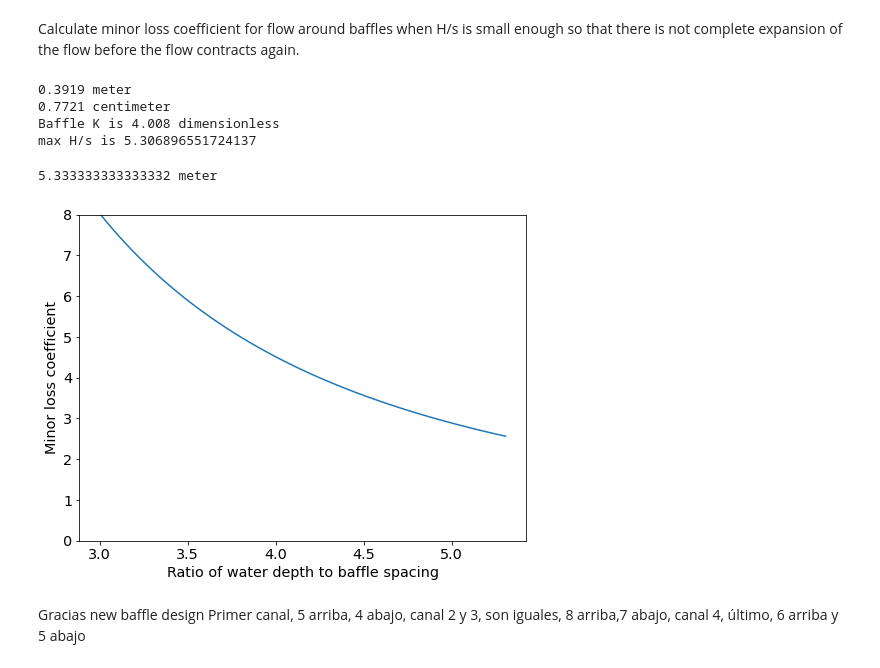
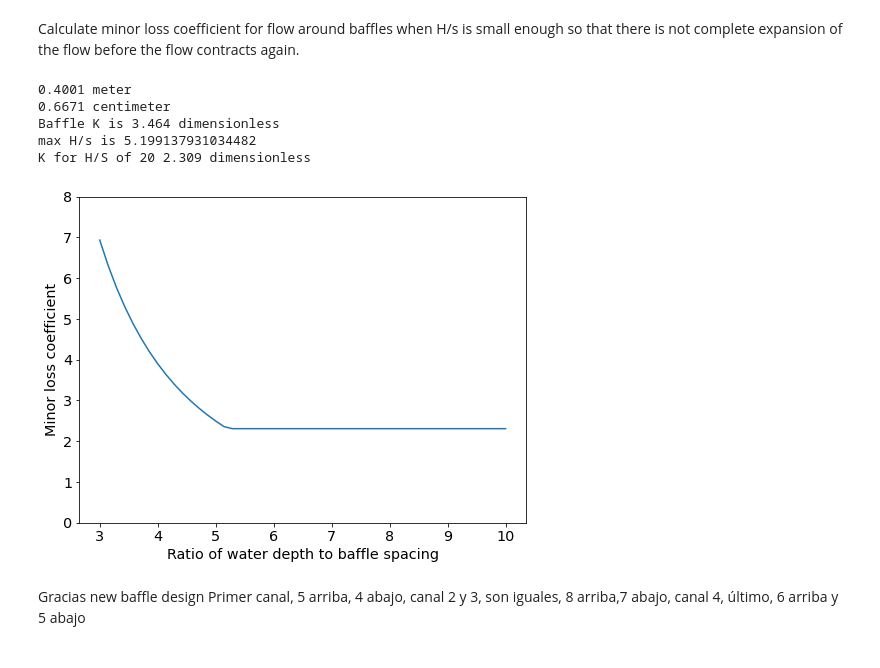
Before and after one commit to AguaClara/SWOT, a Jupyter notebook: Unit_Process_Designs/Flocculator.ipynb, the cells around one changed output. Drawn from its saved outputs; the diff is of its cells as text; code cells hidden in the pictures.

```diff
--- a/Unit_Process_Designs/Flocculator.ipynb
+++ b/Unit_Process_Designs/Flocculator.ipynb
@@ -50,7 +50,7 @@ plt.rcParams.update(params)
 # %% [markdown]
 Calculate minor loss coefficient for flow around baffles when H/s is small enough so that there is not complete expansion of the flow before the flow contracts again.
 # %%
-venacontracta = 0.62
+venacontracta = 0.63
 ratio_plane_jet_width = 0.116
 
 ratio_vc_baffle = venacontracta**2
@@ -58,47 +58,51 @@ height_e = (2.32 - 0.14 - 0.1) * u.m
 w_chan = 0.63 * u.m
 w_e = ratio_plane_jet_width * height_e/(1 - ratio_vc_baffle)
 print(w_e)
 q = 60 * u.L/u.s
 def Baffle_hl(q,height_e,w_chan,ratio_vc_baffle,ratio_plane_jet_width):
   a = (q/w_chan)**2 / (2 * u.gravity)
   b = (1-ratio_vc_baffle)**2
   c = ratio_vc_baffle * ratio_plane_jet_width*height_e
   return (a * ( b / c )**2).to(u.cm)
 
 
 baffle_hl = Baffle_hl(q,height_e,w_chan,ratio_vc_baffle,ratio_plane_jet_width)
 print(baffle_hl)
 baffle_s = 49 * u.cm
-ratio_h_s = height_e/baffle_s
+PiHS = height_e/baffle_s
 
 @ac.list_handler()
-def baffle_k_e(ratio_vc_baffle,ratio_plane_jet_width,ratio_h_s):
+def baffle_k_e(ratio_vc_baffle,ratio_plane_jet_width,PiHS):
   a = (1-ratio_vc_baffle)**2
-  b = ratio_vc_baffle * ratio_plane_jet_width * ratio_h_s
-  return ((a/b)**2).to(u.dimensionless)
+  b = ratio_vc_baffle * ratio_plane_jet_width * PiHS
+  k_unbounded_expansion = ((a/b)**2).to(u.dimensionless)
+  k_min = (1/ratio_vc_baffle - 1)**2
+  return np.maximum(k_unbounded_expansion,k_min)
 
-G_1_baffle_K = baffle_k_e(ratio_vc_baffle,ratio_plane_jet_width,ratio_h_s)
+G_1_baffle_K = baffle_k_e(ratio_vc_baffle,ratio_plane_jet_width,PiHS)
 print('Baffle K is',G_1_baffle_K)
 
 # max value of H/s - point of full expansion
-ratio_h_s_max = (1 - ratio_vc_baffle)/ratio_plane_jet_width
-print('max H/s is',ratio_h_s_max)
+PiHS_max = (1 - ratio_vc_baffle)/ratio_plane_jet_width
+print('max H/s is',PiHS_max)
 
-h_s_graph = np.linspace(3,ratio_h_s_max) * u.dimensionless
+h_s_graph = np.linspace(3,10) * u.dimensionless
 
 plt.plot(h_s_graph,baffle_k_e(ratio_vc_baffle,ratio_plane_jet_width,h_s_graph))
 plt.xlabel('Ratio of water depth to baffle spacing')
 plt.ylabel('Minor loss coefficient')
 plt.ylim(0,8)
 
 height_e/0.39
+
+print("K for H/S of 20",baffle_k_e(ratio_vc_baffle,ratio_plane_jet_width,20*u.dimensionless))
 # %% [output]
-0.3919 meter
-0.7721 centimeter
-Baffle K is 4.008 dimensionless
-max H/s is 5.306896551724137
+0.4001 meter
+0.6671 centimeter
+Baffle K is 3.464 dimensionless
+max H/s is 5.199137931034482
+K for H/S of 20 2.309 dimensionless
-5.333333333333332 meter
-[figure, old version]
+[figure, new version]
 # %% [markdown]
 Gracias new baffle design
 Primer canal, 5 arriba, 4 abajo, canal 2 y 3, son iguales, 8 arriba,7 abajo, canal 4, último, 6 arriba y  5 abajo
```
Also changed, not shown: parts of 4 cells of this notebook.
